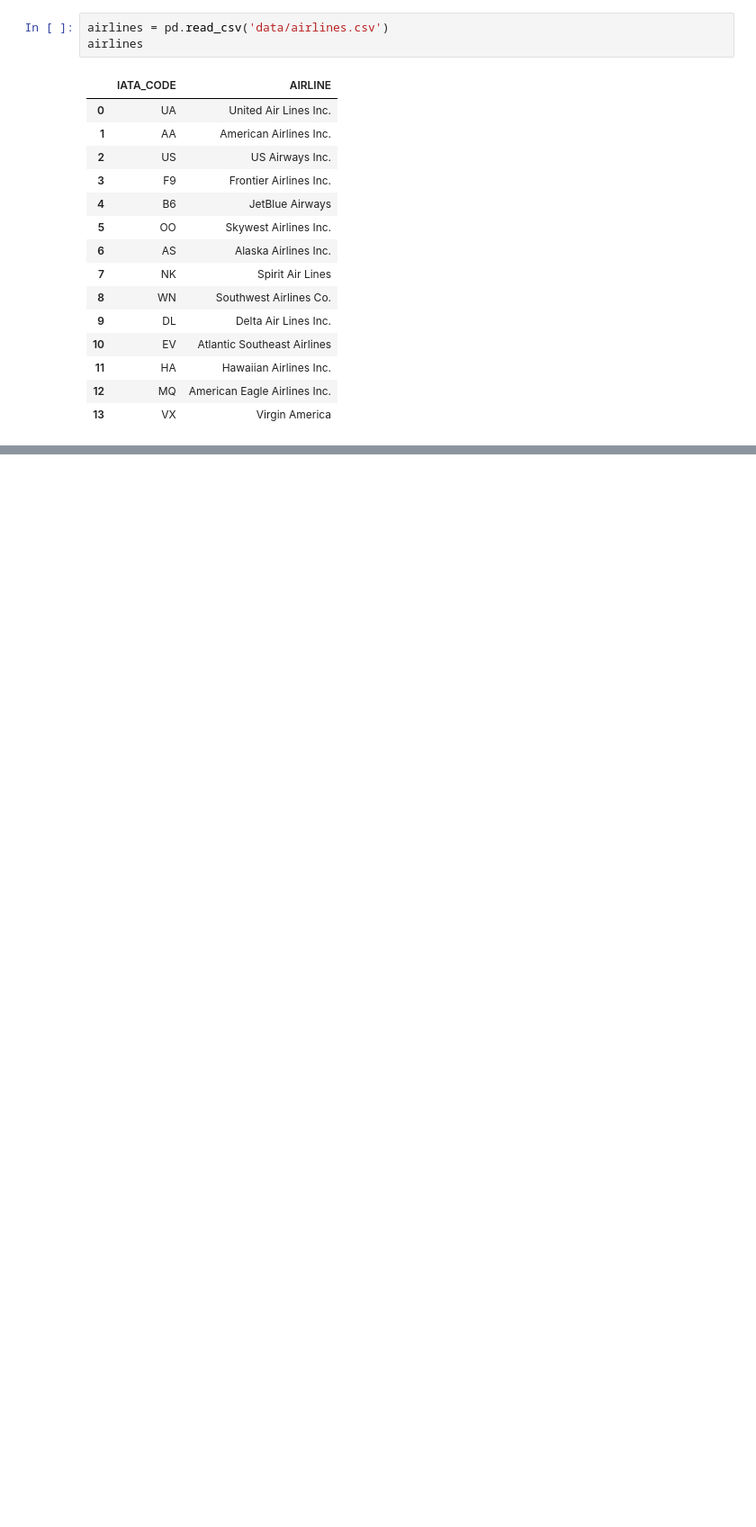
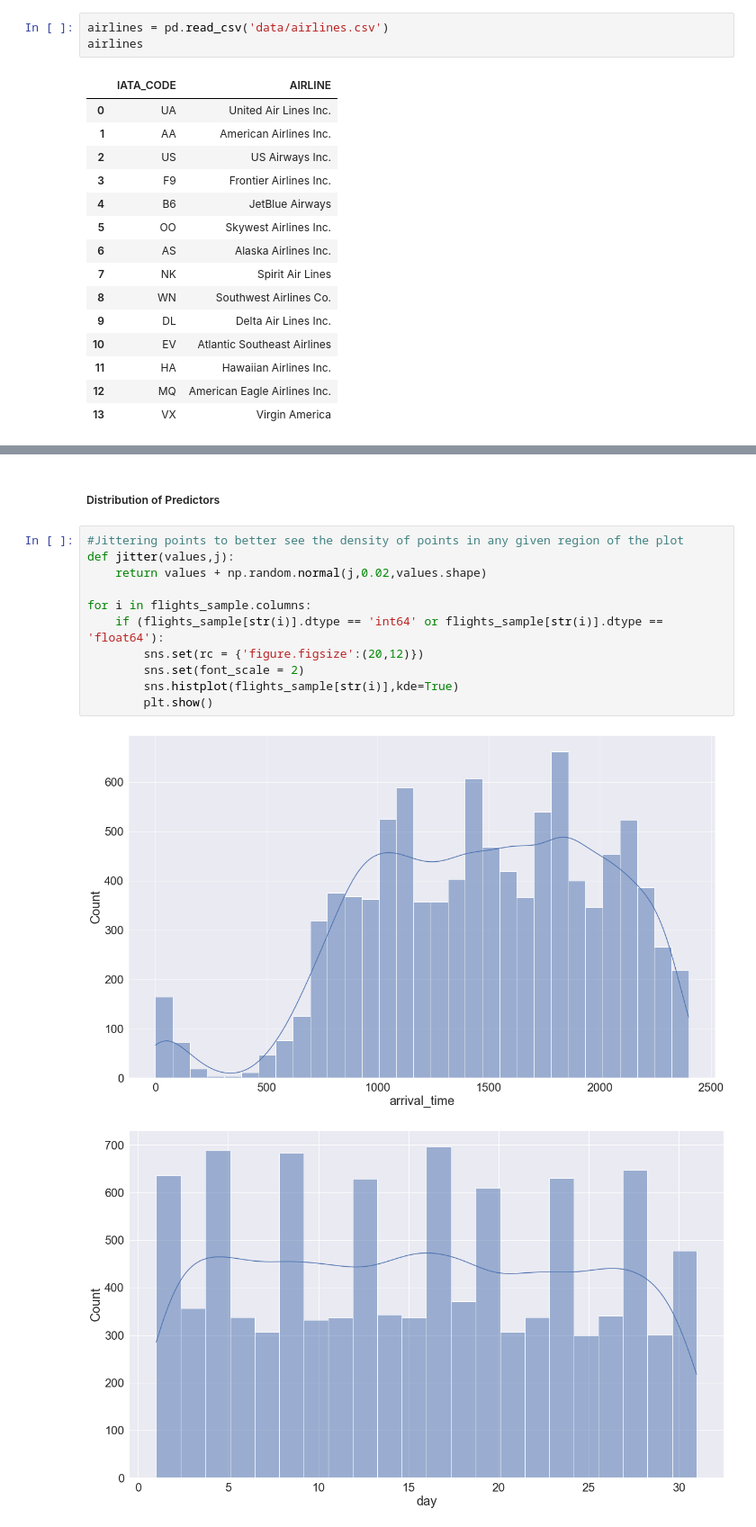
Before and after one commit to bencaterine/ding-ding-ding, a Jupyter notebook: model.ipynb, the cells around one changed output, grey strips where cells are left out. Shown at 90% size. Saved outputs shown, nothing was run; the diff lists cells and outputs as text; blank space fills up the shorter version.

```diff
--- a/model.ipynb
+++ b/model.ipynb
@@ -119,0 +180,16 @@ dtype: float64
+# %% [markdown]
+##### Distribution of Predictors
+# %%
+#Jittering points to better see the density of points in any given region of the plot
+def jitter(values,j):
+    return values + np.random.normal(j,0.02,values.shape)
+
+for i in flights_sample.columns:
+    if (flights_sample[str(i)].dtype == 'int64' or flights_sample[str(i)].dtype == 'float64'):
+        sns.set(rc = {'figure.figsize':(20,12)})
+        sns.set(font_scale = 2)
+        sns.histplot(flights_sample[str(i)],kde=True)
+        plt.show()
+# %% [output]
+[figure, added]
+[figure, added]
```
Also changed, not shown: parts of 27 cells of this notebook.
